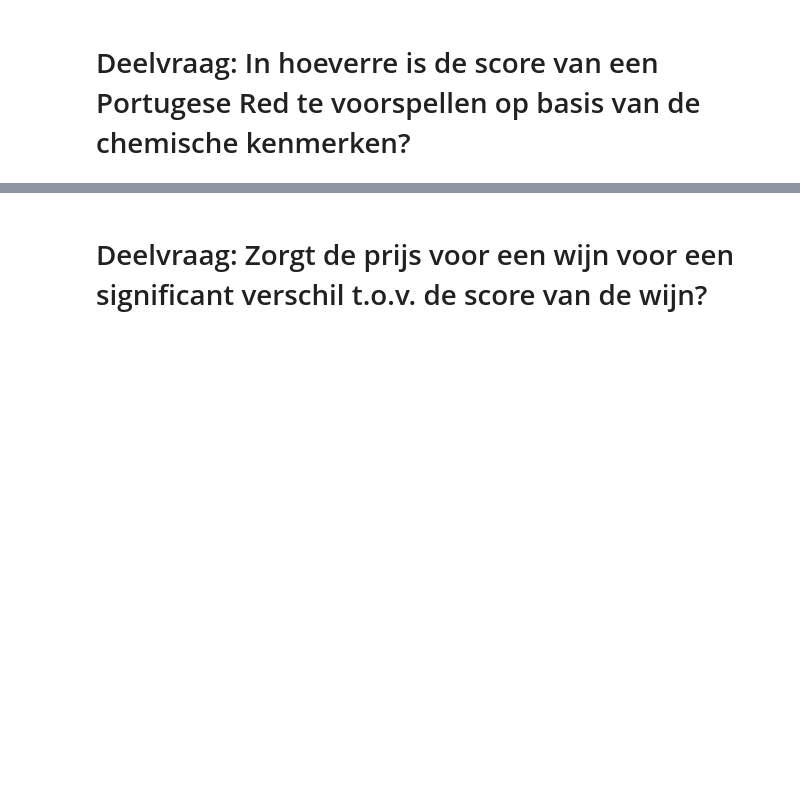
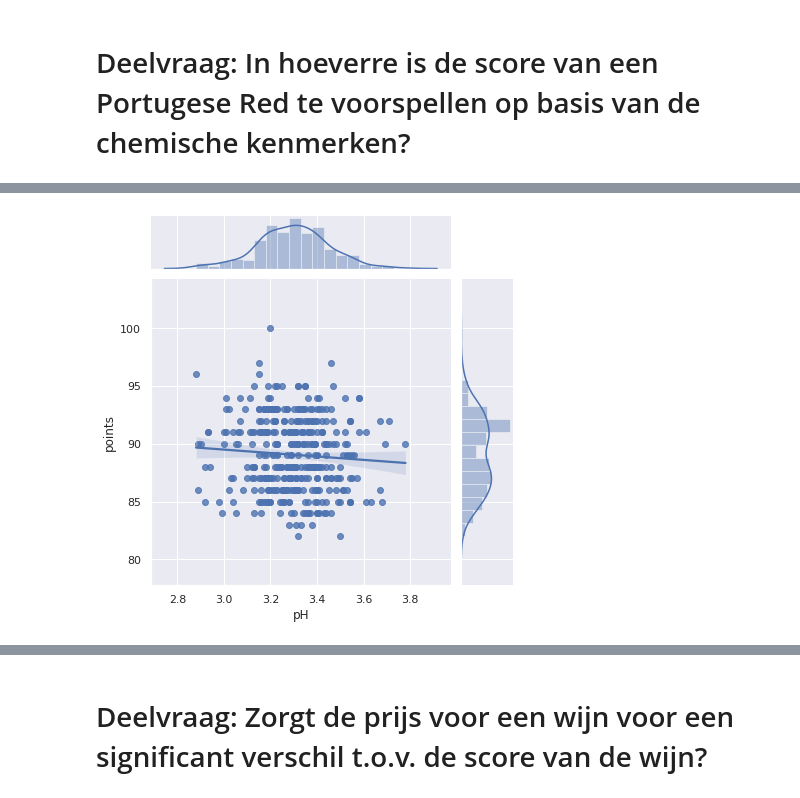
Before and after one commit to TijsS/jupyterNotebook, a Jupyter notebook: Copy_of_WijnOnderzoek.ipynb, the cells around one changed output, grey strips where cells are left out. Cells and saved outputs as stored; diff of their text form; code cells hidden in the pictures; blank space fills up the shorter version.

```diff
--- a/Copy_of_WijnOnderzoek.ipynb
+++ b/Copy_of_WijnOnderzoek.ipynb
@@ -134,0 +172,4 @@ Voor deze vraag gaan wij per proever de score van de wijn vergelijken met de ph
+# %%
+ax = sns.jointplot('pH', 'points', data=dfMichael,kind="reg")
+# %% [output]
+[figure, added]
```
Also changed, not shown: parts of 19 cells of this notebook.
